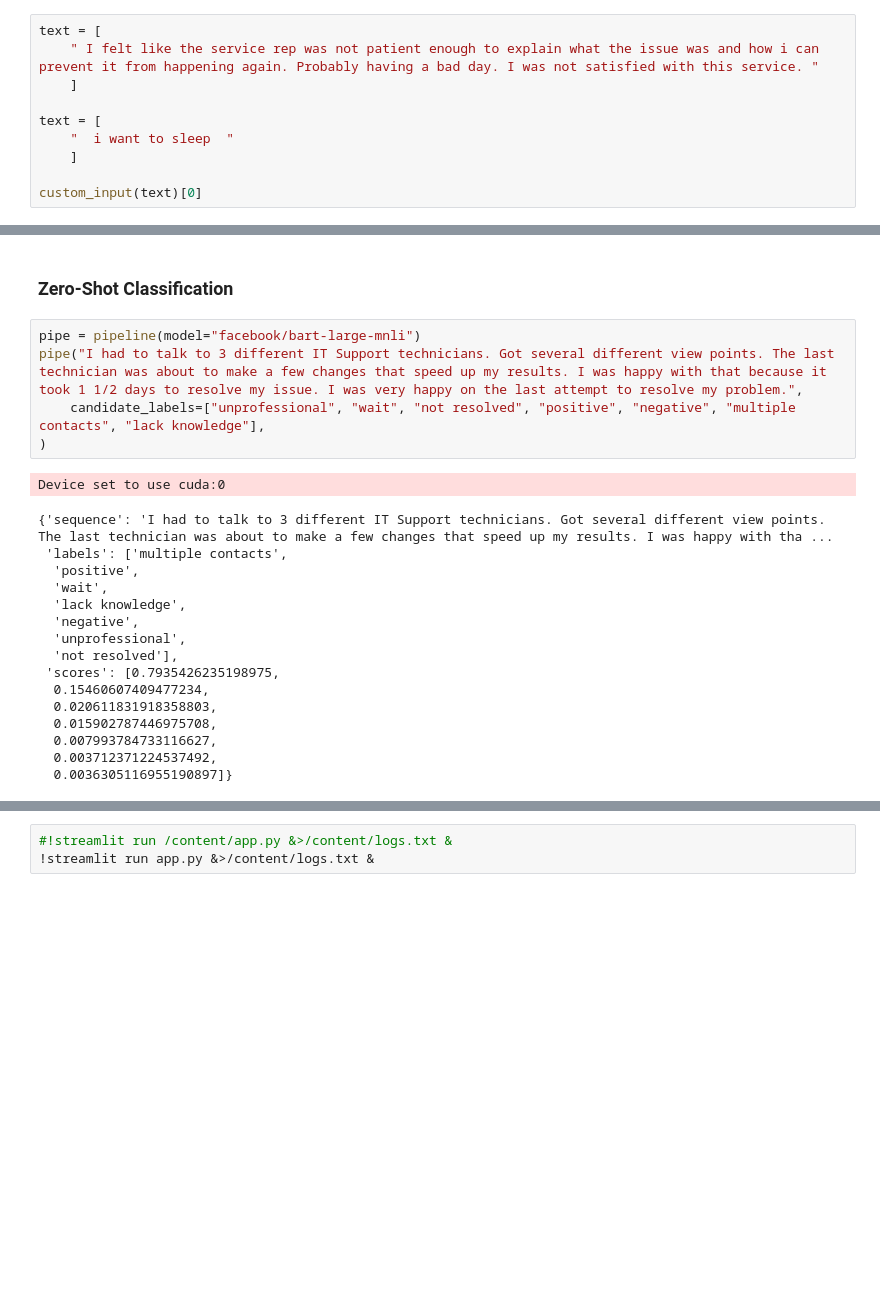
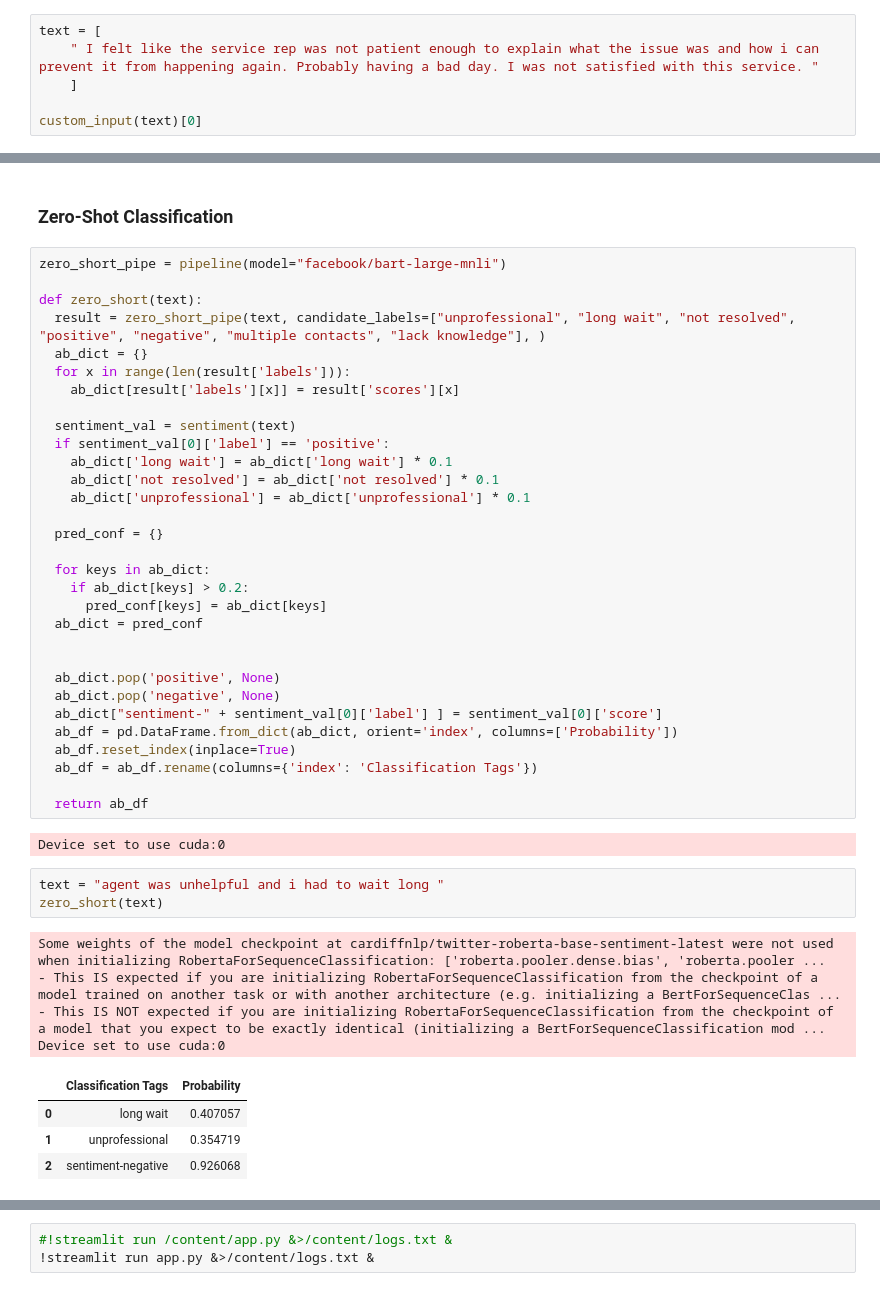
Before and after one commit to AbhiMalappa/NLP, a Jupyter notebook: helpdesk_BERT_predict.ipynb, the cells around one changed output, grey strips where cells are left out. Drawn from its saved outputs; the diff is of its cells as text; blank space fills up the shorter version.

```diff
--- a/helpdesk_BERT_predict.ipynb
+++ b/helpdesk_BERT_predict.ipynb
@@ -139,10 +194,6 @@ text = [
     " I felt like the service rep was not patient enough to explain what the issue was and how i can prevent it from happening again. Probably having a bad day. I was not satisfied with this service. "
     ]
 
-text = [
-    "  i want to sleep  "
-    ]
-
 custom_input(text)[0]
 # %% [output]
 Some weights of the model checkpoint at cardiffnlp/twitter-roberta-base-sentiment-latest were not used when initializing RobertaForSequenceClassification: ['roberta.pooler.dense.bias', 'roberta.pooler ...
@@ -161,24 +214,47 @@ get_pred(text)[0]
 # %% [markdown]
 ### Zero-Shot Classification
-# %%
-pipe = pipeline(model="facebook/bart-large-mnli")
-pipe("I had to talk to 3 different IT Support technicians. Got several different view points. The last technician was about to make a few changes that speed up my results. I was happy with that because it took 1 1/2 days to resolve my issue. I was very happy on the last attempt to resolve my problem.",
-    candidate_labels=["unprofessional", "wait", "not resolved", "positive", "negative", "multiple contacts", "lack knowledge"],
-)
-# %% [output]
-Device set to use cuda:0
-{'sequence': 'I had to talk to 3 different IT Support technicians. Got several different view points. The last technician was about to make a few changes that speed up my results. I was happy with tha ...
- 'labels': ['multiple contacts',
-  'positive',
-  'wait',
-  'lack knowledge',
-  'negative',
-  'unprofessional',
-  'not resolved'],
- 'scores': [0.7935426235198975,
-  0.15460607409477234,
-  0.020611831918358803,
-  0.015902787446975708,
-  0.007993784733116627,
-  0.003712371224537492,
-  0.0036305116955190897]}
+# %%
+zero_short_pipe = pipeline(model="facebook/bart-large-mnli")
+
+def zero_short(text):
+  result = zero_short_pipe(text, candidate_labels=["unprofessional", "long wait", "not resolved", "positive", "negative", "multiple contacts", "lack knowledge"], )
+  ab_dict = {}
+  for x in range(len(result['labels'])):
+    ab_dict[result['labels'][x]] = result['scores'][x]
+
+  sentiment_val = sentiment(text)
+  if sentiment_val[0]['label'] == 'positive':
+    ab_dict['long wait'] = ab_dict['long wait'] * 0.1
+    ab_dict['not resolved'] = ab_dict['not resolved'] * 0.1
+    ab_dict['unprofessional'] = ab_dict['unprofessional'] * 0.1
+
+  pred_conf = {}
+
+  for keys in ab_dict:
+    if ab_dict[keys] > 0.2:
+      pred_conf[keys] = ab_dict[keys]
+  ab_dict = pred_conf
+
+
+  ab_dict.pop('positive', None)
+  ab_dict.pop('negative', None)
+  ab_dict["sentiment-" + sentiment_val[0]['label'] ] = sentiment_val[0]['score']
+  ab_df = pd.DataFrame.from_dict(ab_dict, orient='index', columns=['Probability'])
+  ab_df.reset_index(inplace=True)
+  ab_df = ab_df.rename(columns={'index': 'Classification Tags'})
+
+  return ab_df
+# %% [output]
+Device set to use cuda:0
+# %%
+text = "agent was unhelpful and i had to wait long "
+zero_short(text)
+# %% [output]
+Some weights of the model checkpoint at cardiffnlp/twitter-roberta-base-sentiment-latest were not used when initializing RobertaForSequenceClassification: ['roberta.pooler.dense.bias', 'roberta.pooler ...
+- This IS expected if you are initializing RobertaForSequenceClassification from the checkpoint of a model trained on another task or with another architecture (e.g. initializing a BertForSequenceClas ...
+- This IS NOT expected if you are initializing RobertaForSequenceClassification from the checkpoint of a model that you expect to be exactly identical (initializing a BertForSequenceClassification mod ...
+Device set to use cuda:0
+|  | Classification Tags | Probability |
+| 0 | long wait | 0.407057 |
+| 1 | unprofessional | 0.354719 |
+| 2 | sentiment-negative | 0.926068 |
```
Also changed, not shown: parts of 14 cells of this notebook.
